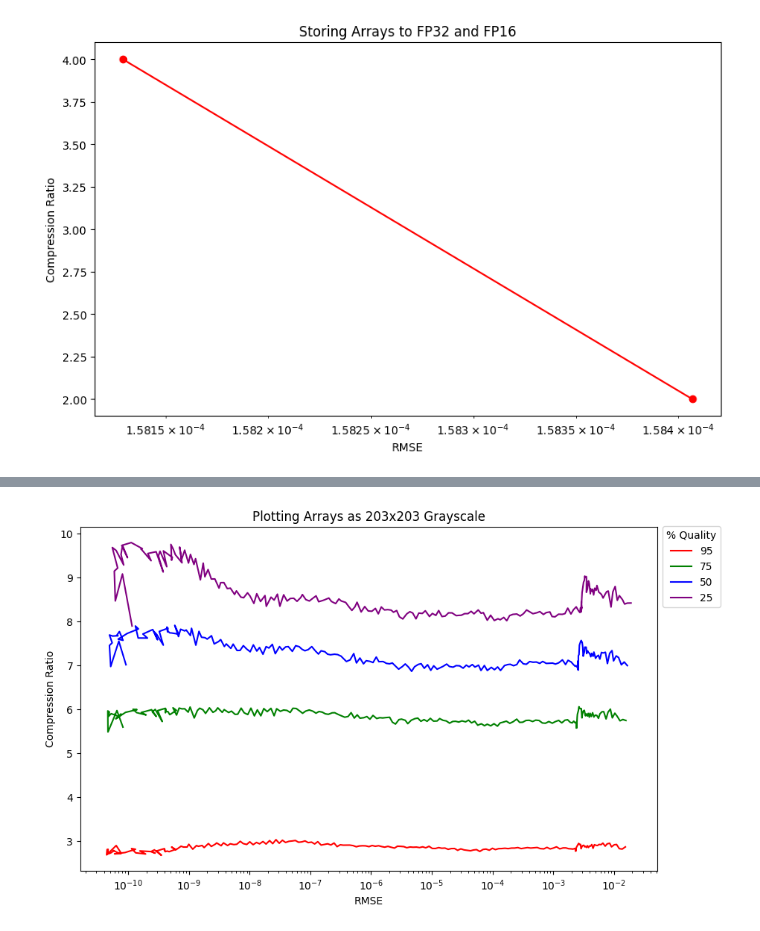
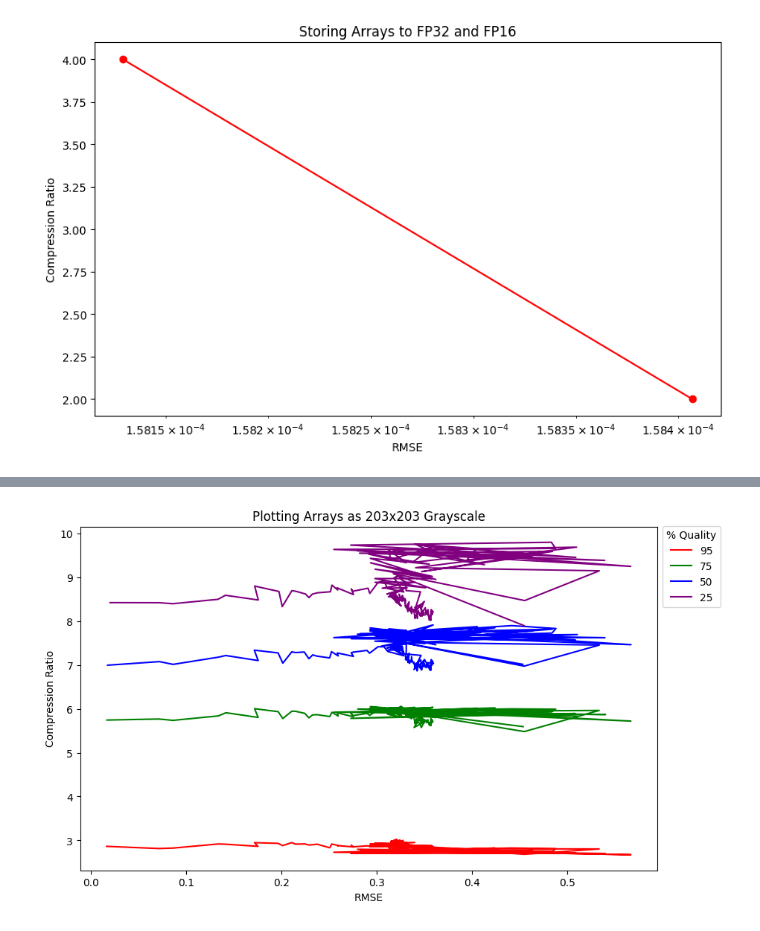
Before and after one commit to sarthaag/data-compression, a Jupyter notebook: analysis2_combined.ipynb, the cells around one changed output, grey strips where cells are left out. Saved outputs shown, nothing was run; the diff lists cells and outputs as text; code cells hidden in the pictures.

```diff
--- a/analysis2_combined.ipynb
+++ b/analysis2_combined.ipynb
@@ -45,20 +45,19 @@ plt.show()
 # %%
 # Analysis 2.2
 
 plt.figure(figsize=(10, 6))
 plt.plot(df['RMSE2.2.95'], df['CR2.2.95'], color='red', label='95')
 plt.plot(df['RMSE2.2.75'], df['CR2.2.75'], color='green', label='75')
 plt.plot(df['RMSE2.2.50'], df['CR2.2.50'], color='blue', label='50')
 plt.plot(df['RMSE2.2.25'], df['CR2.2.25'], color='purple', label='25')
 plt.legend(title='% Quality', bbox_to_anchor=(1.0, 1.017))
 
 plt.xlabel("RMSE")
 plt.ylabel("Compression Ratio")
-plt.xscale("log")
 plt.title("Plotting Arrays as 203x203 Grayscale")
 plt.show()
 # %% [output]
-[figure, old version]
+[figure, new version]
 # %%
 # Combined graphs
 
```
Also changed, not shown: parts of 2 cells of this notebook, 4 other files.
